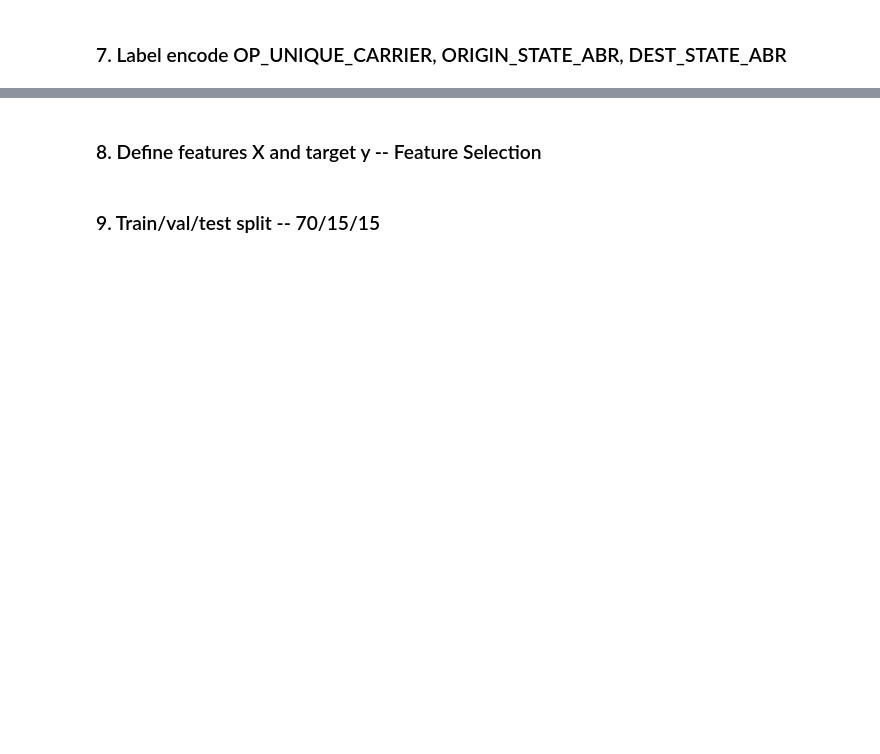
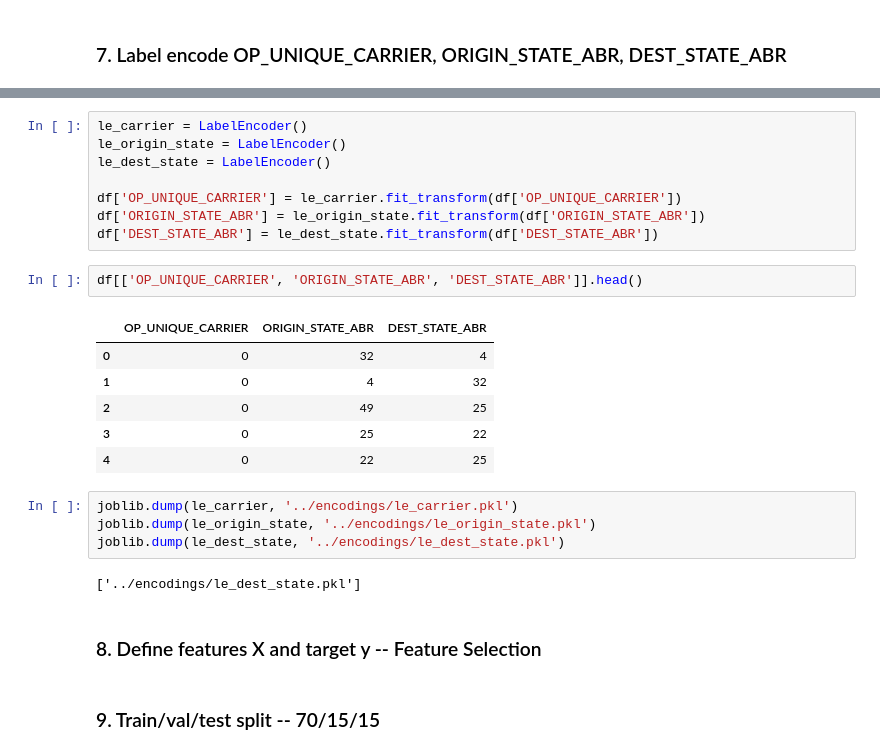
Before and after one commit to pratham2021/flight-delay-predictor, a Jupyter notebook: notebook/main.ipynb, the cells around one changed output, grey strips where cells are left out. Drawn from its saved outputs; the diff is of its cells as text; blank space fills up the shorter version.

```diff
--- a/main.ipynb
+++ b/notebook/main.ipynb
@@ -172,3 +295,26 @@ df.head()
+# %%
+le_carrier = LabelEncoder()
+le_origin_state = LabelEncoder()
+le_dest_state = LabelEncoder()
+
+df['OP_UNIQUE_CARRIER'] = le_carrier.fit_transform(df['OP_UNIQUE_CARRIER'])
+df['ORIGIN_STATE_ABR'] = le_origin_state.fit_transform(df['ORIGIN_STATE_ABR'])
+df['DEST_STATE_ABR'] = le_dest_state.fit_transform(df['DEST_STATE_ABR'])
+# %%
+df[['OP_UNIQUE_CARRIER', 'ORIGIN_STATE_ABR', 'DEST_STATE_ABR']].head()
+# %% [output]
+|  | OP_UNIQUE_CARRIER | ORIGIN_STATE_ABR | DEST_STATE_ABR |
+| 0 | 0 | 32 | 4 |
+| 1 | 0 | 4 | 32 |
+| 2 | 0 | 49 | 25 |
+| 3 | 0 | 25 | 22 |
+| 4 | 0 | 22 | 25 |
+# %%
+joblib.dump(le_carrier, '../encodings/le_carrier.pkl')
+joblib.dump(le_origin_state, '../encodings/le_origin_state.pkl')
+joblib.dump(le_dest_state, '../encodings/le_dest_state.pkl')
+# %% [output]
+['../encodings/le_dest_state.pkl']
 # %% [markdown]
 ### 8.  Define features X and target y -- Feature Selection
 # %% [markdown]
```
Also changed, not shown: parts of 25 cells of this notebook.
